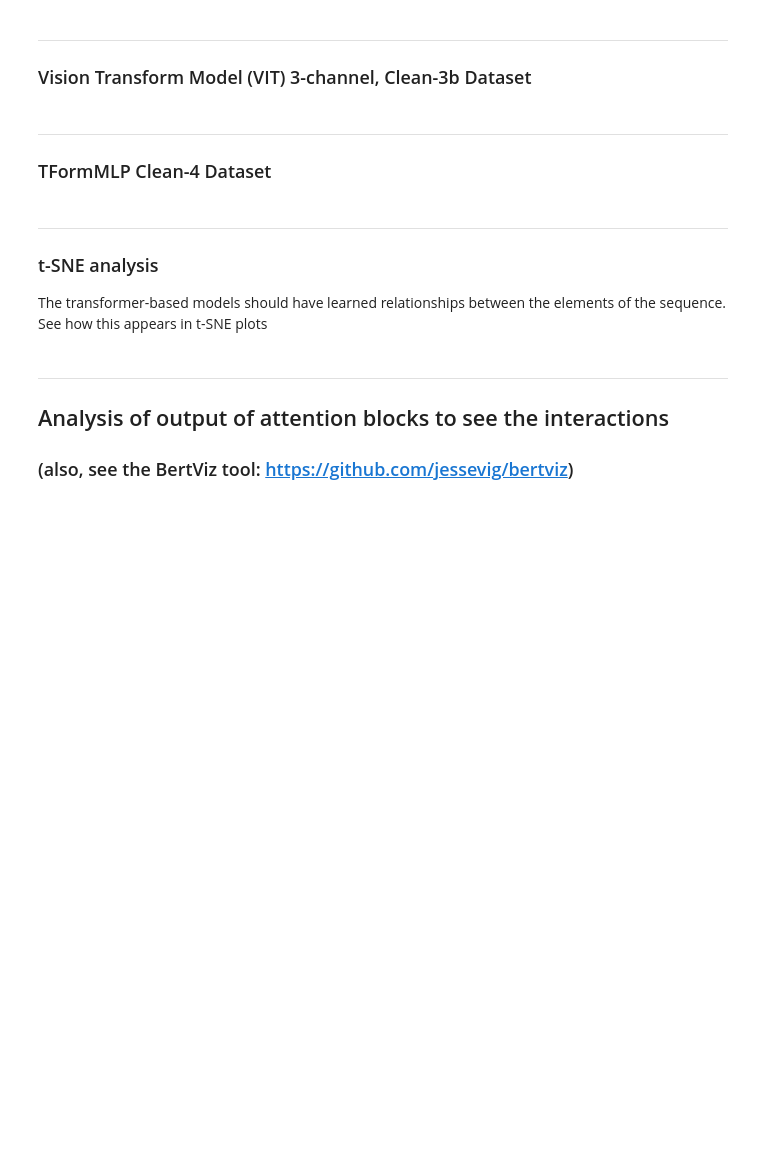
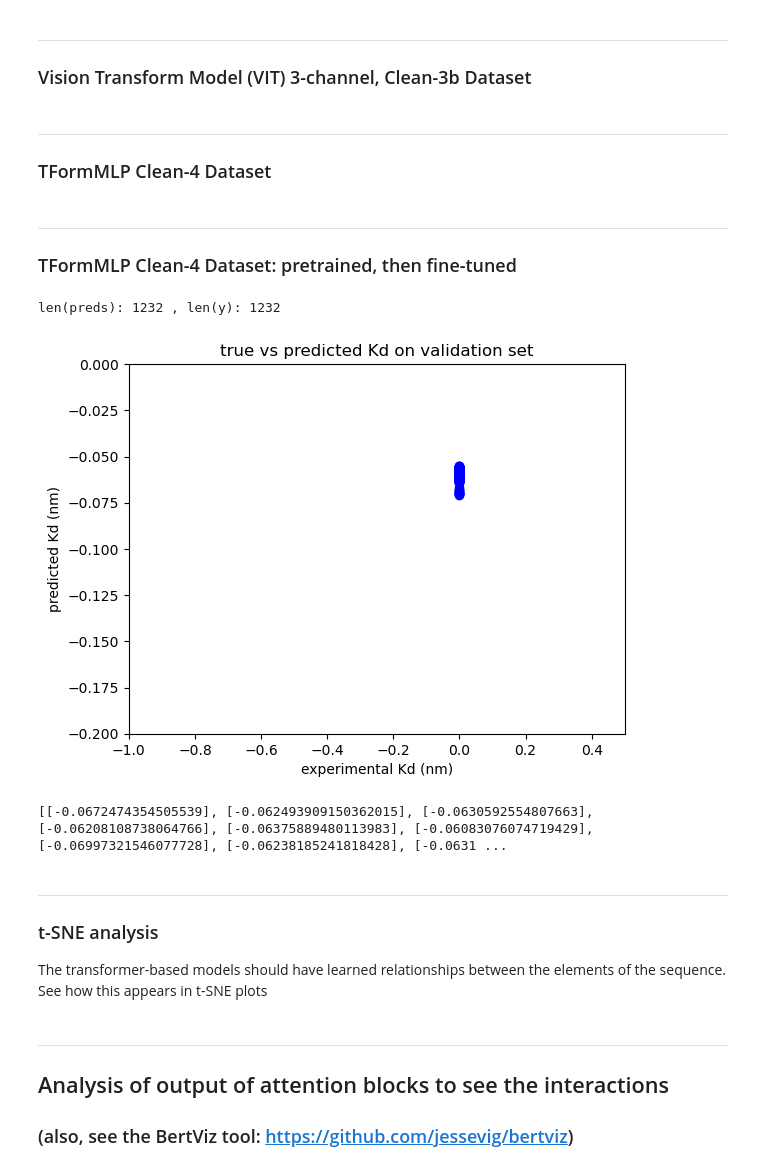
Before and after one commit to planaria158/BERT-antibody-antigen-binding-energy, a Jupyter notebook: Analysis.ipynb, the cells around one changed output. Drawn from its saved outputs; the diff is of its cells as text; code cells hidden in the pictures; blank space fills up the shorter version.

Commit message:
more work on pretrain & finetune code and dataset(s)

```diff
--- a/Analysis.ipynb
+++ b/Analysis.ipynb
@@ -180,6 +180,20 @@ plot_pred_vs_true(pred_file_path, true_file_path, xlim=(0,3.5), ylim=(0,3.5))
 pred_file_path = './test_results/tform_mlp_model/cleaned-4-data/preds_tform_mlp_1715105469.0702462.pkl'
 true_file_path = './test_results/tform_mlp_model/cleaned-4-data/y_tform_mlp_1715105469.0702462.pkl'
 plot_pred_vs_true(pred_file_path, true_file_path, xlim=(0,3.5), ylim=(0,3.5))
+# %% [markdown]
+----
+### TFormMLP Clean-4 Dataset:  pretrained, then fine-tuned
+# %%
+pred_file_path = './test_results/tform_mlp_model/finetune/cleaned-4b-data/preds_tform_mlp_1715572603.424339.pkl'
+true_file_path = './test_results/tform_mlp_model/finetune/cleaned-4b-data/y_tform_mlp_1715572603.424339.pkl'
+plot_pred_vs_true(pred_file_path, true_file_path, xlim=(-1.0, 0.5), ylim=(-0.2,0))
+
+a = pk.load(open(pred_file_path, 'rb'))
+print(a)
+# %% [output]
+len(preds): 1232 , len(y): 1232
+[figure, added]
+[[-0.0672474354505539], [-0.062493909150362015], [-0.0630592554807663], [-0.06208108738064766], [-0.06375889480113983], [-0.06083076074719429], [-0.06997321546077728], [-0.06238185241818428], [-0.0631 ...
 # %% [markdown]
 ----
 ### t-SNE analysis
```
Also changed, not shown: 12 other files.
